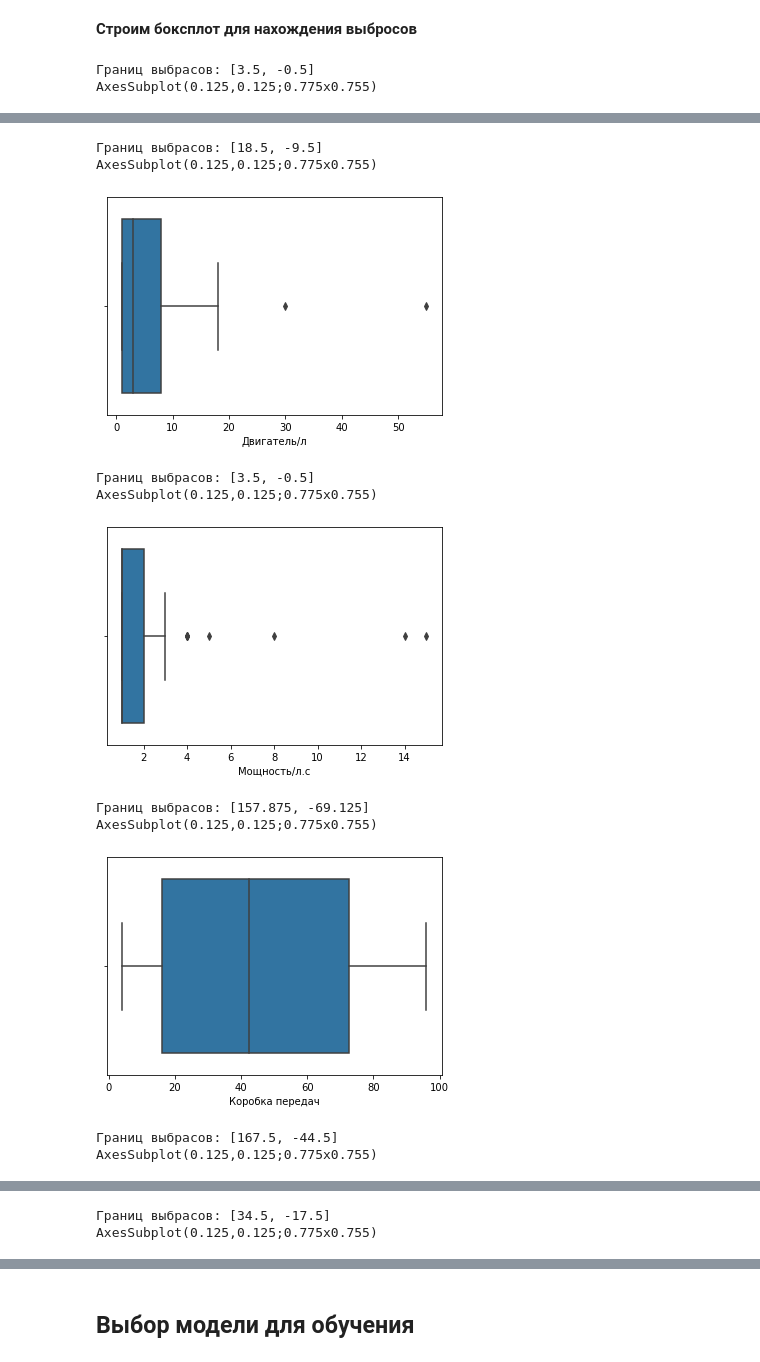
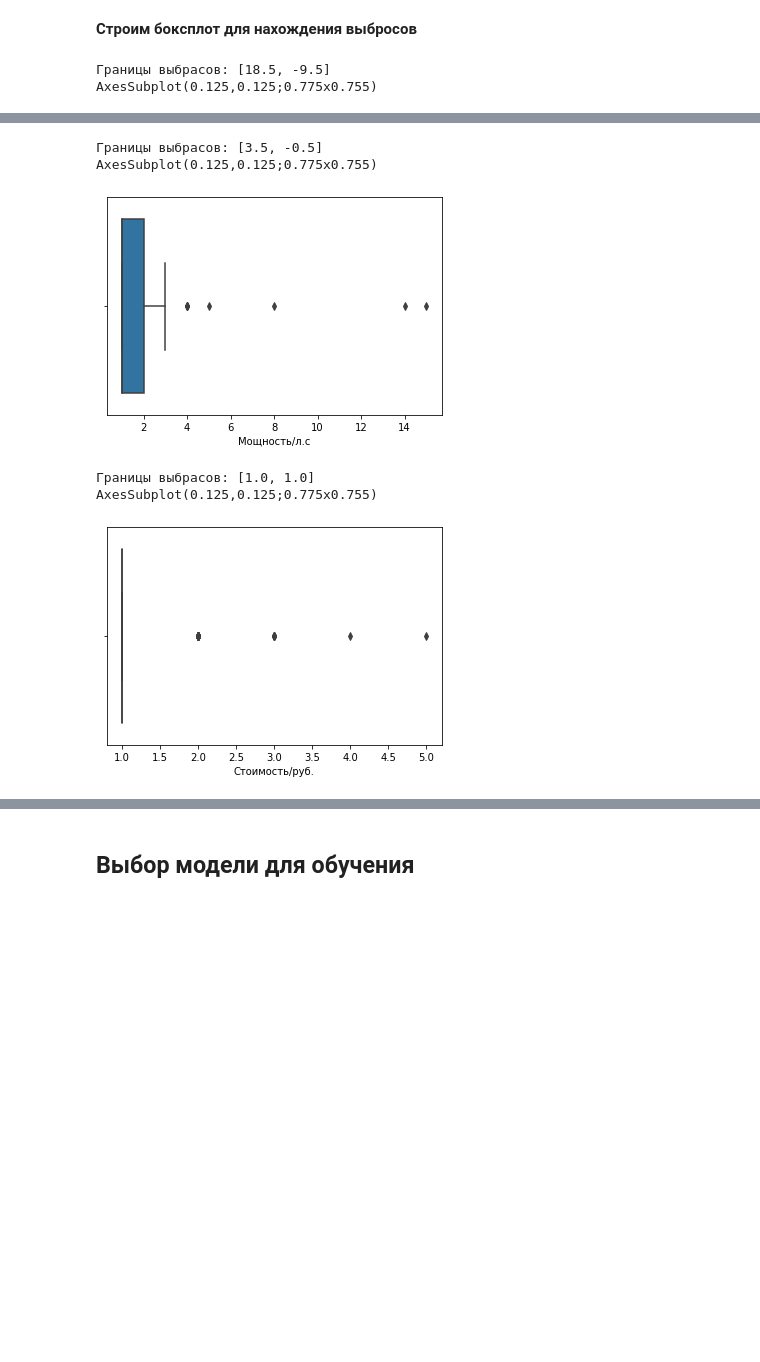
Before and after one commit to Stels26047/SkillFactory, a Jupyter notebook: project-6_team-Choice_Cars_dst-56/project-6_team-Choice_Cars_dst-56.ipynb, the cells around one changed output, grey strips where cells are left out. Saved outputs shown, nothing was run; the diff lists cells and outputs as text; code cells hidden in the pictures; blank space fills up the shorter version.

```diff
--- a/project-6_team-Choice_Cars_dst-56/project-6_team-Choice_Cars_dst-56.ipynb
+++ b/project-6_team-Choice_Cars_dst-56/project-6_team-Choice_Cars_dst-56.ipynb
@@ -1622,4 +983,0 @@ __Менее распространенный привод:__
-# %%
-for i in df_2['Название автомобиля'][df_2['Цвет']
-                                     == 'бордовый']:
-    print(i)
@@ -1628,3 +983,0 @@ Mazda Mazda3
-# %%
-for i in df_2['Название автомобиля'][df_2['Цвет'] == 'желтый']:
-    print(i)
@@ -1633,3 +983,0 @@ Honda HR-V
-# %%
-for i in df_2['Название автомобиля'][df_2['Цвет'] == 'золотистый']:
-    print(i)
@@ -1819,4 +983,0 @@ __Менее распространненые цены у автомобилей
-# %%
-for i in df_2['Стоимость/руб.'].value_counts(ascending=False).index[-106:-1]:
-    print('Цена', i)
-    print(df_2['Название автомобиля'][df_2['Стоимость/руб.'] == i])
@@ -1862,14 +1042,15 @@ memory usage: 9.5+ KB
 __Строим боксплот для нахождения выбросов__
 # %%
 for i in df_2.columns:
-    q1 = df_2[i].value_counts().quantile(0.25)
-    q3 = df_2[i].value_counts().quantile(0.75)
-    IQR = q3 - q1
-    maximum = q3+(1.5*IQR)
-    minimum = q1-(1.5*IQR)
-    print('Границ выбрасов:', str([maximum, minimum]))
-    print(sns.boxplot(df_2[i].value_counts()))
-    plt.show()
+    if i == 'Двигатель/л' or i == 'Мощность/л.с' or i == 'Стоимость/руб.':
+        q1 = df_2[i].value_counts().quantile(0.25)
+        q3 = df_2[i].value_counts().quantile(0.75)
+        IQR = q3 - q1
+        maximum = q3+(1.5*IQR)
+        minimum = q1-(1.5*IQR)
+        print('Границы выбрасов:', str([maximum, minimum]))
+        print(sns.boxplot(df_2[i].value_counts()))
+        plt.show()
 # %% [output]
-Границ выбрасов: [3.5, -0.5]
+Границы выбрасов: [18.5, -9.5]
 AxesSubplot(0.125,0.125;0.775x0.755)
@@ -1877,11 +1058,6 @@ AxesSubplot(0.125,0.125;0.775x0.755)
-Границ выбрасов: [18.5, -9.5]
+Границы выбрасов: [3.5, -0.5]
 AxesSubplot(0.125,0.125;0.775x0.755)
-[figure, old version]
+[figure, new version]
-Границ выбрасов: [3.5, -0.5]
+Границы выбрасов: [1.0, 1.0]
 AxesSubplot(0.125,0.125;0.775x0.755)
-[figure, old version]
+[figure, new version]
-Границ выбрасов: [157.875, -69.125]
-AxesSubplot(0.125,0.125;0.775x0.755)
-[figure, removed]
-Границ выбрасов: [167.5, -44.5]
-AxesSubplot(0.125,0.125;0.775x0.755)
@@ -1889,2 +1063,0 @@ AxesSubplot(0.125,0.125;0.775x0.755)
-Границ выбрасов: [34.5, -17.5]
-AxesSubplot(0.125,0.125;0.775x0.755)
```
Also changed, not shown: parts of 165 cells of this notebook.
